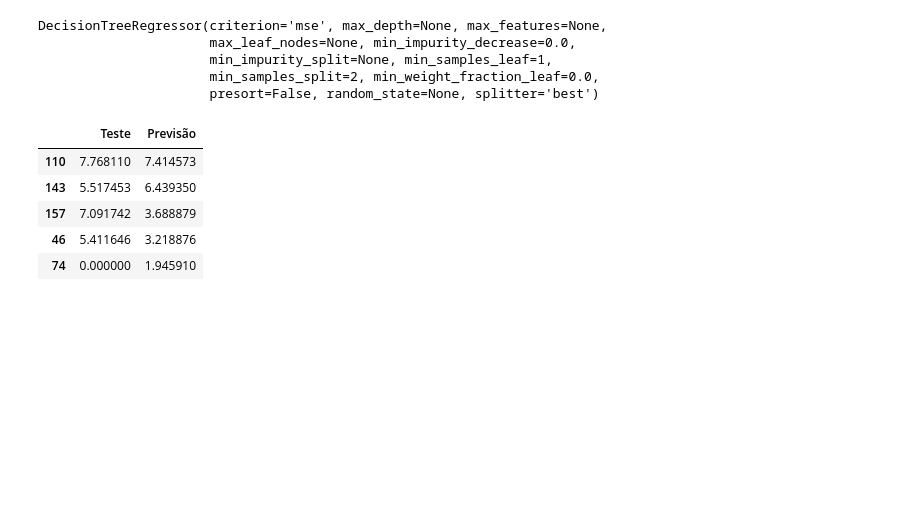
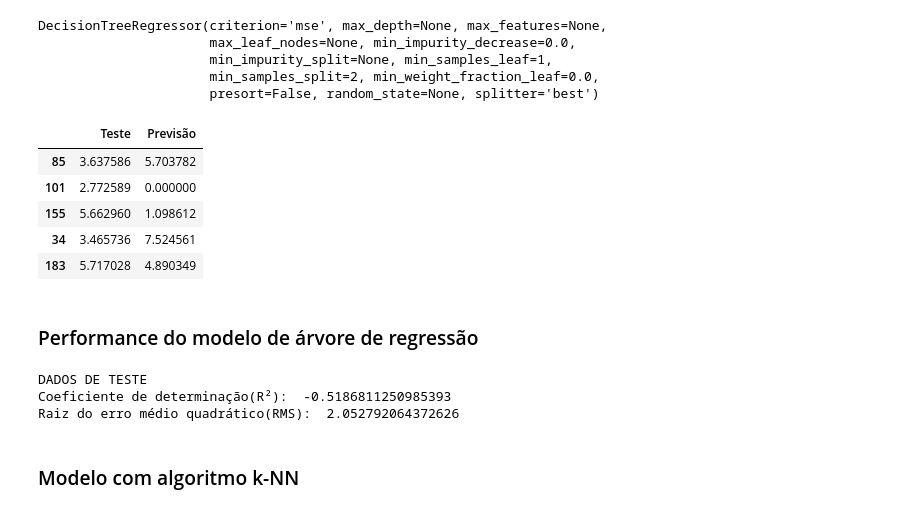
Before and after one commit to NicolasCho/Projeto2_CDados, a Jupyter notebook: Projeto_2_CDados_NicolasCho.ipynb, the cells around one changed output. Cells and saved outputs as stored; diff of their text form; code cells hidden in the pictures; blank space fills up the shorter version.

Commit message:
performances dos modelos

```diff
--- a/Projeto_2_CDados_NicolasCho.ipynb
+++ b/Projeto_2_CDados_NicolasCho.ipynb
@@ -582,12 +583,27 @@ x_teste = test.drop(['log_casos-confirmados','casos-confirmados','chuva','temper
 y_teste = test['log_casos-confirmados']
 # %%
 previsao = regressao.predict(x_teste)
-df_treino=pd.DataFrame({'Teste':y_teste, 'Previsão':previsao})
-df_treino.head()
+df_teste_arvore=pd.DataFrame({'Teste':y_teste, 'Previsão':previsao})
+df_teste_arvore.head()
 # %% [output]
 |  | Teste | Previsão |
-| 110 | 7.768110 | 7.414573 |
-| 143 | 5.517453 | 6.439350 |
-| 157 | 7.091742 | 3.688879 |
-| 46 | 5.411646 | 3.218876 |
-| 74 | 0.000000 | 1.945910 |
+| 85 | 3.637586 | 5.703782 |
+| 101 | 2.772589 | 0.000000 |
+| 155 | 5.662960 | 1.098612 |
+| 34 | 3.465736 | 7.524561 |
+| 183 | 5.717028 | 4.890349 |
+# %% [markdown]
+### Performance do modelo de árvore de regressão
+# %%
+media_teste_arvore = df_teste_arvore['Teste'].mean()
+coef_determinacao_arvore = r2(df_teste_arvore['Teste'], df_teste_arvore['Previsão'], media_teste_arvore)
+raiz_erro_medio_arvore = rms(df_teste_arvore['Teste'], df_teste_arvore['Previsão'])
+print('DADOS DE TESTE')
+print('Coeficiente de determinação(R²): ',coef_determinacao_arvore)
+print('Raiz do erro médio quadrático(RMS): ',raiz_erro_medio_arvore)
+# %% [output]
+DADOS DE TESTE
+Coeficiente de determinação(R²):  -0.5186811250985393
+Raiz do erro médio quadrático(RMS):  2.052792064372626
+# %% [markdown]
+### Modelo com algoritmo k-NN
```
Also changed, not shown: parts of 23 cells of this notebook.
